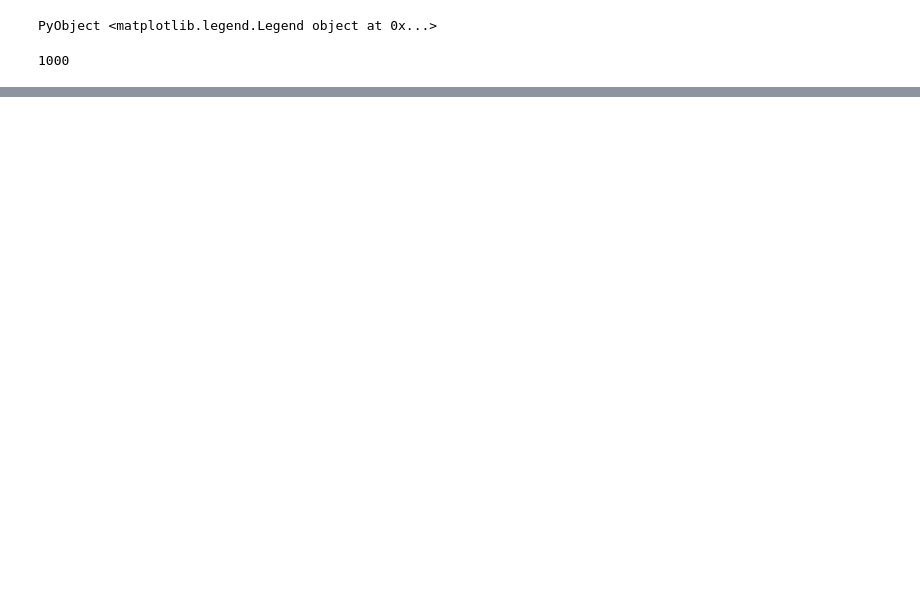
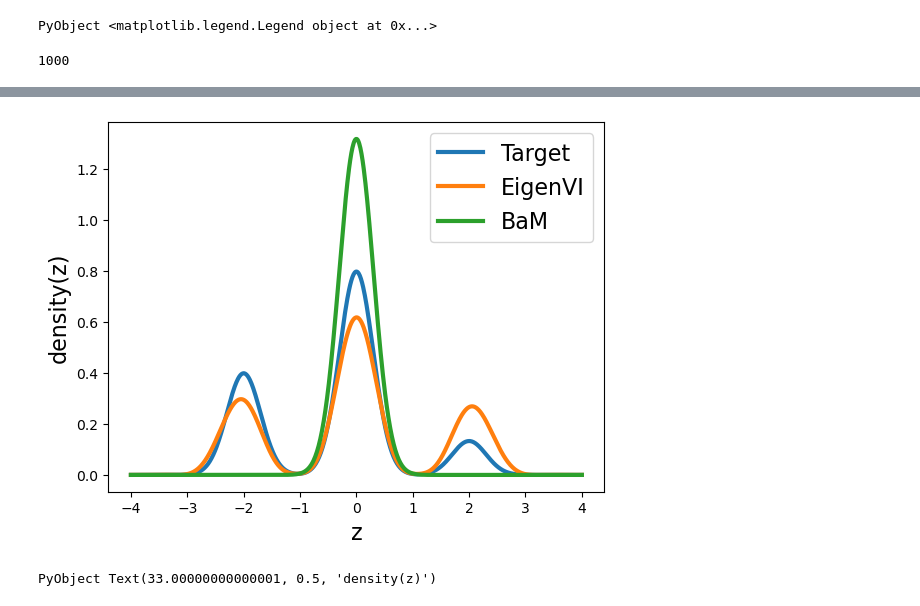
Before and after one commit to dicai/eigenVI, a Jupyter notebook: examples/1d_example.ipynb, the cells around one changed output, grey strips where cells are left out. Cells and saved outputs as stored; diff of their text form; code cells hidden in the pictures; blank space fills up the shorter version.

```diff
--- a/examples/1d_example.ipynb
+++ b/examples/1d_example.ipynb
@@ -84,0 +117,13 @@ hist(samples, density=true, bins=30, color="tab:orange", alpha=0.5);
+# %%
+Xrange = -4:0.01:4
+
+plot(Xrange, exp.(logP.(Xrange)), label="Target", lw=3)
+plot(Xrange, Q.(Xrange), label="EigenVI", lw=3)
+plot(Xrange, [pdf(MvNormal(μ_fit, Σ_fit), Array([x])) for x in Xrange], lw=3, label="BaM")
+
+legend(fontsize=fontsize)
+
+xlabel("z", fontsize=fontsize); ylabel("density(z)", fontsize=fontsize)
+# %% [output]
+[figure, added]
+PyObject Text(33.00000000000001, 0.5, 'density(z)')
```
Also changed, not shown: parts of 8 cells of this notebook, 2 other files.
